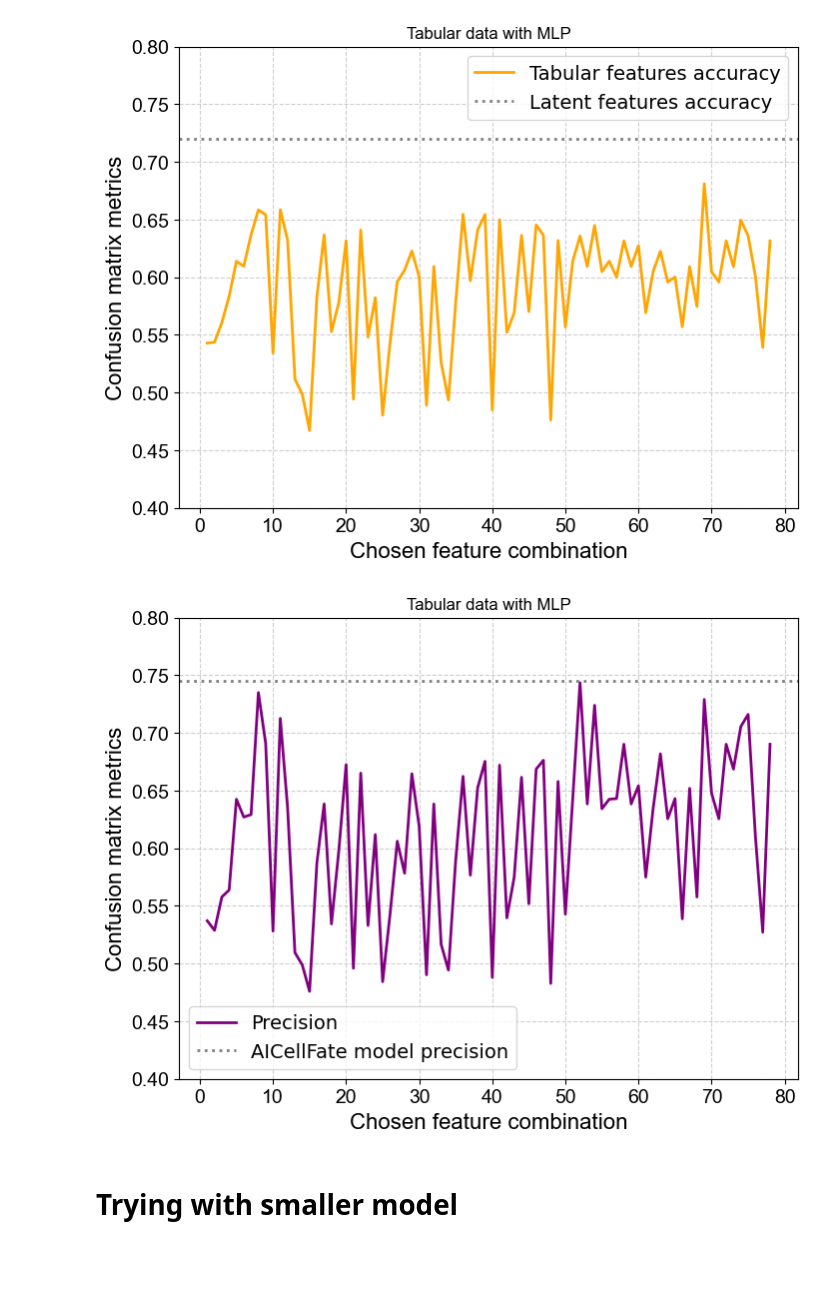
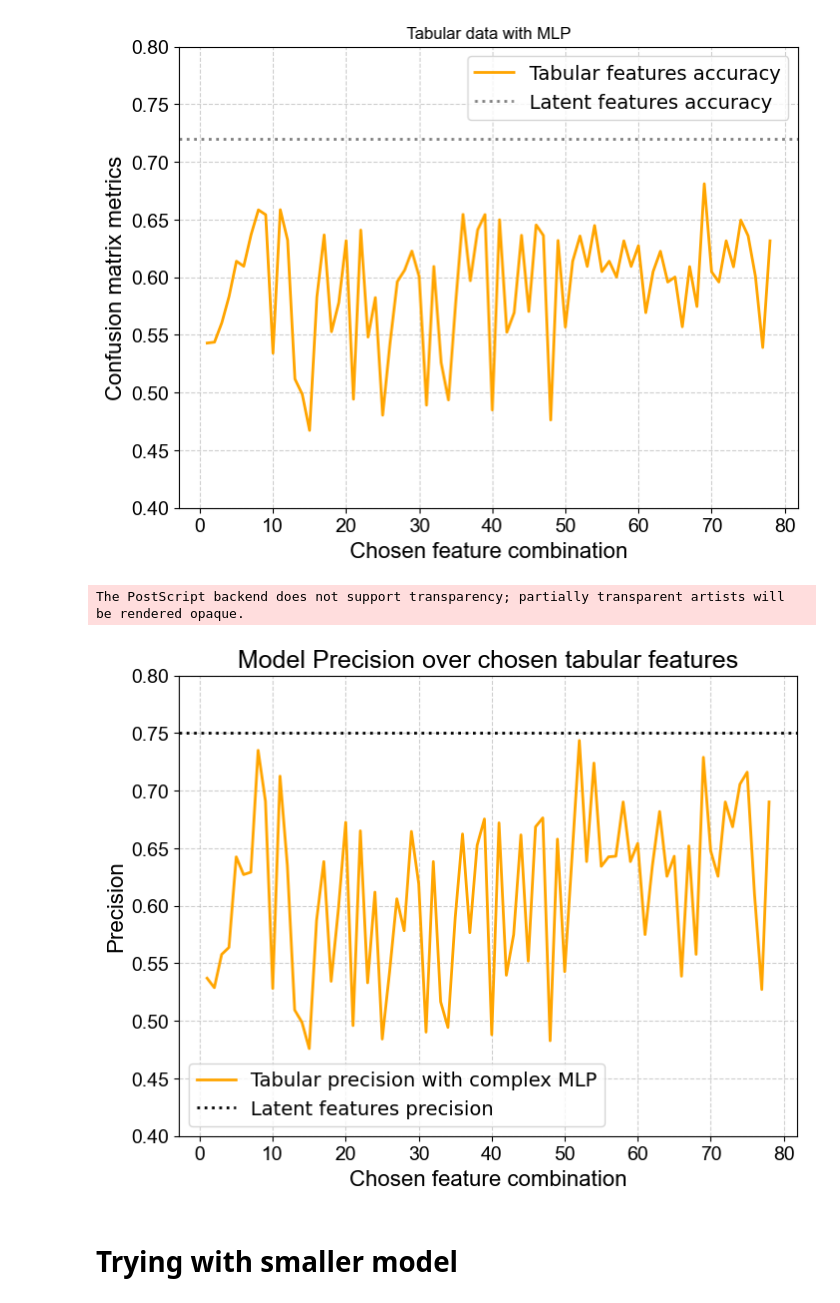
Before and after one commit to ComputationalMicroscopy4CellBio/AI4CellFate, a Jupyter notebook: notebooks/tabular_bias_study.ipynb, the cells around one changed output. Cells and saved outputs as stored; diff of their text form; code cells hidden in the pictures; blank space fills up the shorter version.

```diff
--- a/notebooks/tabular_bias_study.ipynb
+++ b/notebooks/tabular_bias_study.ipynb
@@ -175,39 +175,40 @@ plt.show()
 feature_pairs = np.arange(1, 79)
 
 # Plot
 plt.figure(figsize=(8, 6))
 
 # Precision (orange)
-plt.plot(feature_pairs, precision_tabular, color='purple', linewidth=2, label='Precision')
+plt.plot(feature_pairs, precision_tabular, color='orange', linewidth=2, label='Tabular precision with complex MLP')
 
 # Accuracy (purple)
 #plt.plot(feature_pairs, accuracy_tabular, color='orange', linewidth=2, label='Tabular features accuracy')
 
 # Add horizontal dotted line for AICellFate model precision
-plt.axhline(y=0.745, color='gray', linestyle='dotted', linewidth=2, label='AICellFate model precision')
+plt.axhline(y=0.75, color='black', linestyle='dotted', linewidth=2, label='Latent features precision')
 #plt.axhline(y=0.72, color='gray', linestyle='dotted', linewidth=2, label='Latent features accuracy') ### this is the mean precision value from AICellFate on the first frame
 
 # # False Positives (green)
 # plt.plot(feature_pairs, false_positives_tabular, color='green', linewidth=2, label='False Positives')
 
 # # False Negatives (blue)
 # plt.plot(feature_pairs, false_negatives_tabular, color='blue', linewidth=2, label='False Negatives')
 
 # Formatting
 plt.xlabel("Chosen feature combination", fontsize=16, fontname="Arial")
-plt.ylabel("Confusion matrix metrics", fontsize=16, fontname="Arial")
+plt.ylabel("Precision", fontsize=16, fontname="Arial")
 plt.title("Metrics", fontsize=18, fontname="Arial")
 plt.xticks(fontsize=14, fontname="Arial")
 plt.yticks(fontsize=14, fontname="Arial")
 plt.ylim(0.4, 0.8)  # Set y-axis range
-plt.title("Tabular data with MLP")
+plt.title("Model Precision over chosen tabular features", fontsize=18)
 plt.grid(True, linestyle="--", alpha=0.6)
 plt.legend(fontsize=14)
 # Save the figure with high quality
-#plt.savefig("accuracy_all_tab_feat_combination.eps", dpi=300, bbox_inches="tight")
+plt.savefig("precision_tabular.eps", dpi=300, bbox_inches="tight")
 plt.show()
 # %% [output]
+The PostScript backend does not support transparency; partially transparent artists will be rendered opaque.
-[figure, old version]
+[figure, new version]
 # %% [markdown]
 # Trying with smaller model
 # %%
```
Also changed, not shown: parts of 7 cells of this notebook.
